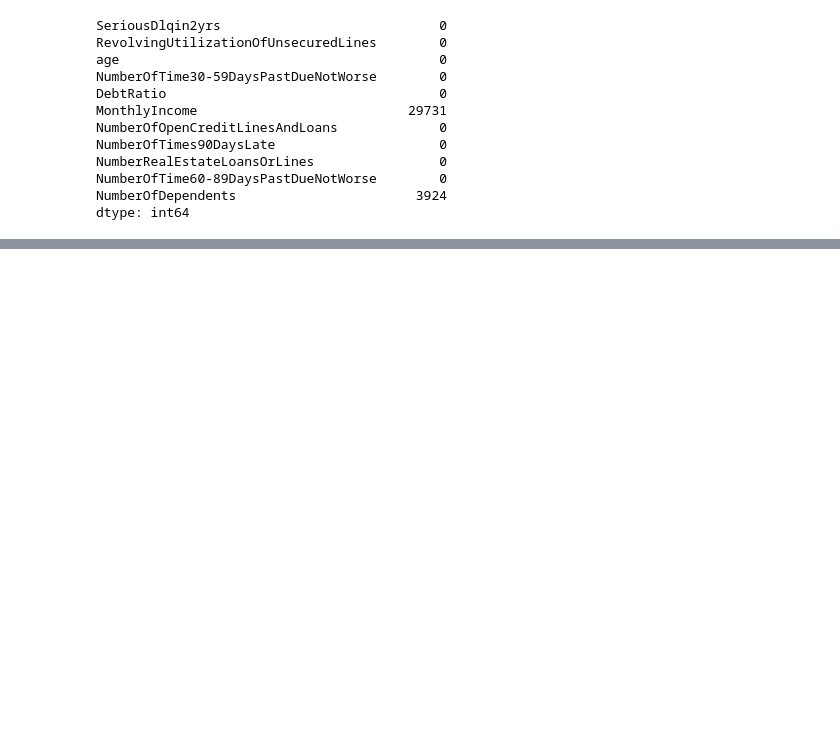
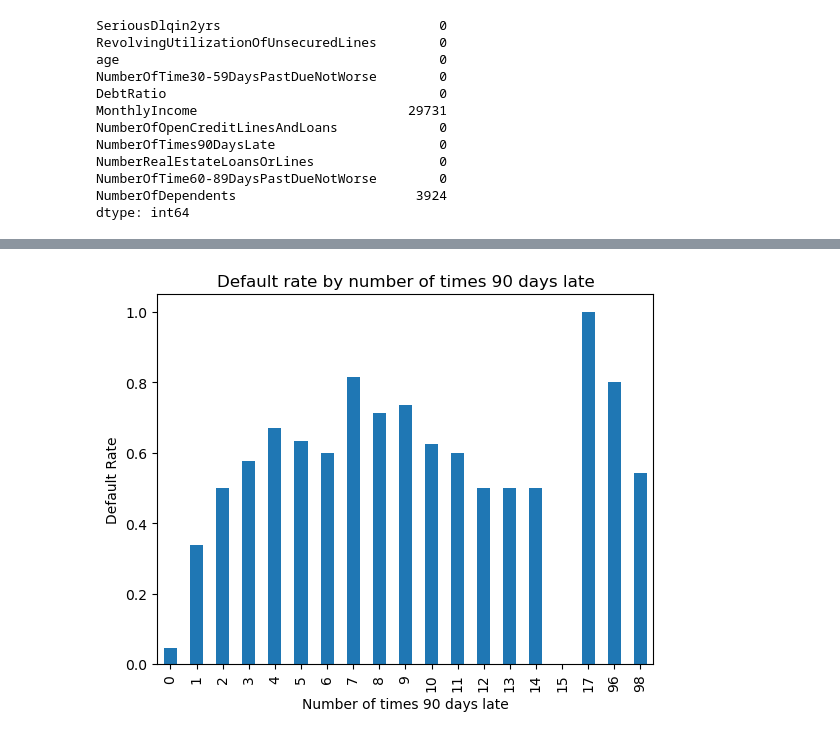
Before and after one commit to nb-acharya/credit-risk-analysis, a Jupyter notebook: notebooks/01_EDA.ipynb, the cells around one changed output, grey strips where cells are left out. Drawn from its saved outputs; the diff is of its cells as text; code cells hidden in the pictures; blank space fills up the shorter version.

```diff
--- a/notebooks/01_EDA.ipynb
+++ b/notebooks/01_EDA.ipynb
@@ -120,0 +170,8 @@ When looking at the max values:
+# %%
+df.groupby('NumberOfTimes90DaysLate')['SeriousDlqin2yrs'].mean().plot(kind='bar')
+plt.title('Default rate by number of times 90 days late')
+plt.xlabel('Number of times 90 days late')
+plt.ylabel('Default Rate')
+plt.show()
+# %% [output]
+[figure, added]
```
Also changed, not shown: parts of 9 cells of this notebook, 1 other file.
